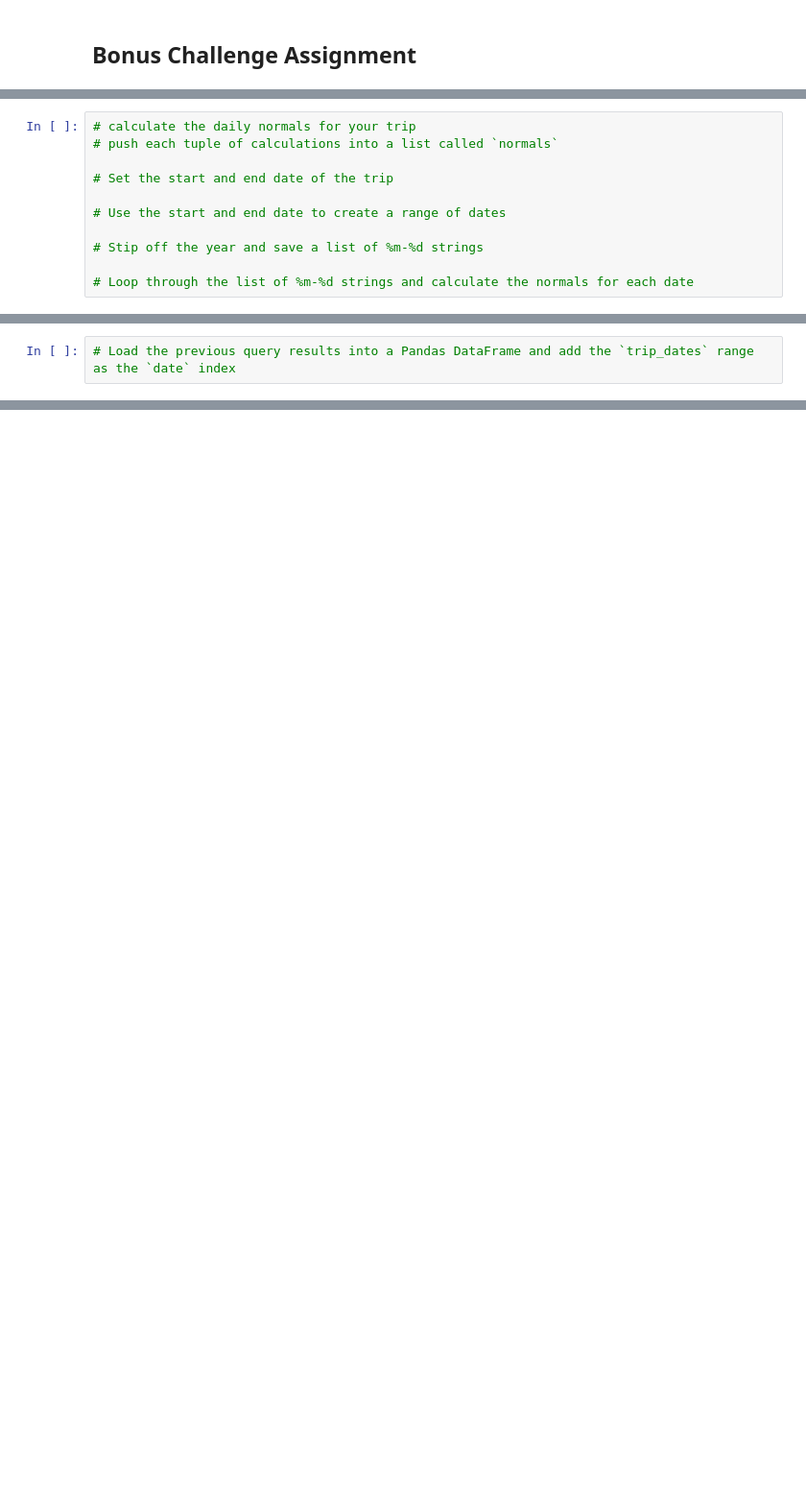
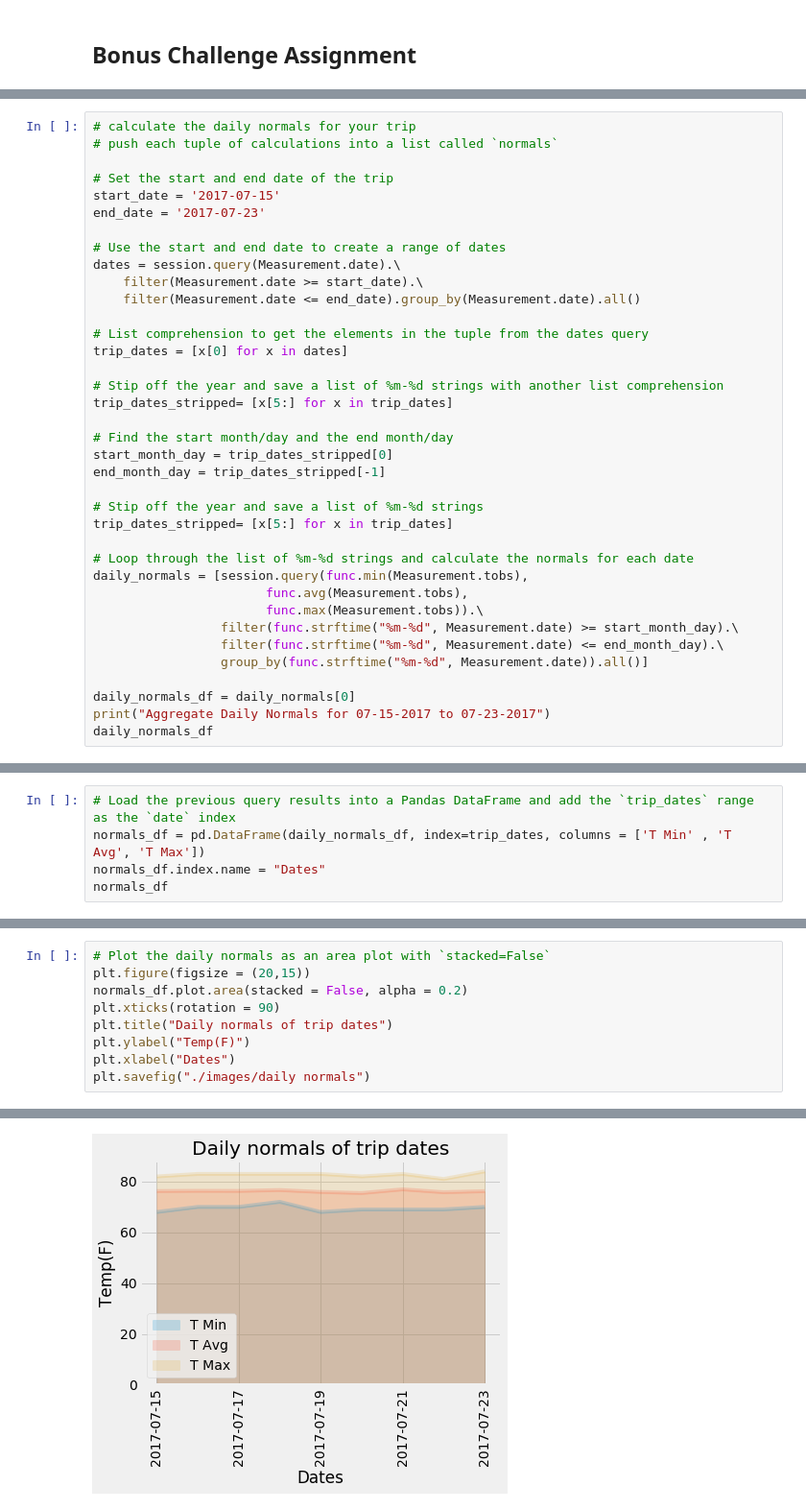
Before and after one commit to Sanjaye22/sqlalchemy-challenge, a Jupyter notebook: climate_starter.ipynb, the cells around one changed output, grey strips where cells are left out. Shown: that part at 96% size. Drawn from its saved outputs; the diff is of its cells as text; blank space fills up the shorter version.

```diff
--- a/climate_starter.ipynb
+++ b/climate_starter.ipynb
@@ -284,9 +339,35 @@ daily_normals("01-01")
 # push each tuple of calculations into a list called `normals`
 
 # Set the start and end date of the trip
+start_date = '2017-07-15'
+end_date = '2017-07-23'
 
 # Use the start and end date to create a range of dates
+dates = session.query(Measurement.date).\
+    filter(Measurement.date >= start_date).\
+    filter(Measurement.date <= end_date).group_by(Measurement.date).all()
+
+# List comprehension to get the elements in the tuple from the dates query
+trip_dates = [x[0] for x in dates]
+
+# Stip off the year and save a list of %m-%d strings with another list comprehension
+trip_dates_stripped= [x[5:] for x in trip_dates]
+
+# Find the start month/day and the end month/day
+start_month_day = trip_dates_stripped[0]
+end_month_day = trip_dates_stripped[-1]
 
 # Stip off the year and save a list of %m-%d strings
+trip_dates_stripped= [x[5:] for x in trip_dates]
 
 # Loop through the list of %m-%d strings and calculate the normals for each date
+daily_normals = [session.query(func.min(Measurement.tobs),
+                       func.avg(Measurement.tobs),
+                       func.max(Measurement.tobs)).\
+                 filter(func.strftime("%m-%d", Measurement.date) >= start_month_day).\
+                 filter(func.strftime("%m-%d", Measurement.date) <= end_month_day).\
+                 group_by(func.strftime("%m-%d", Measurement.date)).all()]
+
+daily_normals_df = daily_normals[0]
+print("Aggregate Daily Normals for 07-15-2017 to 07-23-2017")
+daily_normals_df
@@ -293,2 +385,5 @@ daily_normals("01-01")
 # %%
 # Load the previous query results into a Pandas DataFrame and add the `trip_dates` range as the `date` index
+normals_df = pd.DataFrame(daily_normals_df, index=trip_dates, columns = ['T Min' , 'T Avg', 'T Max'])
+normals_df.index.name = "Dates"
+normals_df
@@ -296,0 +402,10 @@ daily_normals("01-01")
+# %%
+# Plot the daily normals as an area plot with `stacked=False`
+plt.figure(figsize = (20,15))
+normals_df.plot.area(stacked = False, alpha = 0.2)
+plt.xticks(rotation = 90)
+plt.title("Daily normals of trip dates")
+plt.ylabel("Temp(F)")
+plt.xlabel("Dates")
+plt.savefig("./images/daily normals")
+# %% [output]
@@ -296,0 +413 @@ daily_normals("01-01")
+[figure, added]
```
Also changed, not shown: parts of 18 cells of this notebook, 7 other files.
